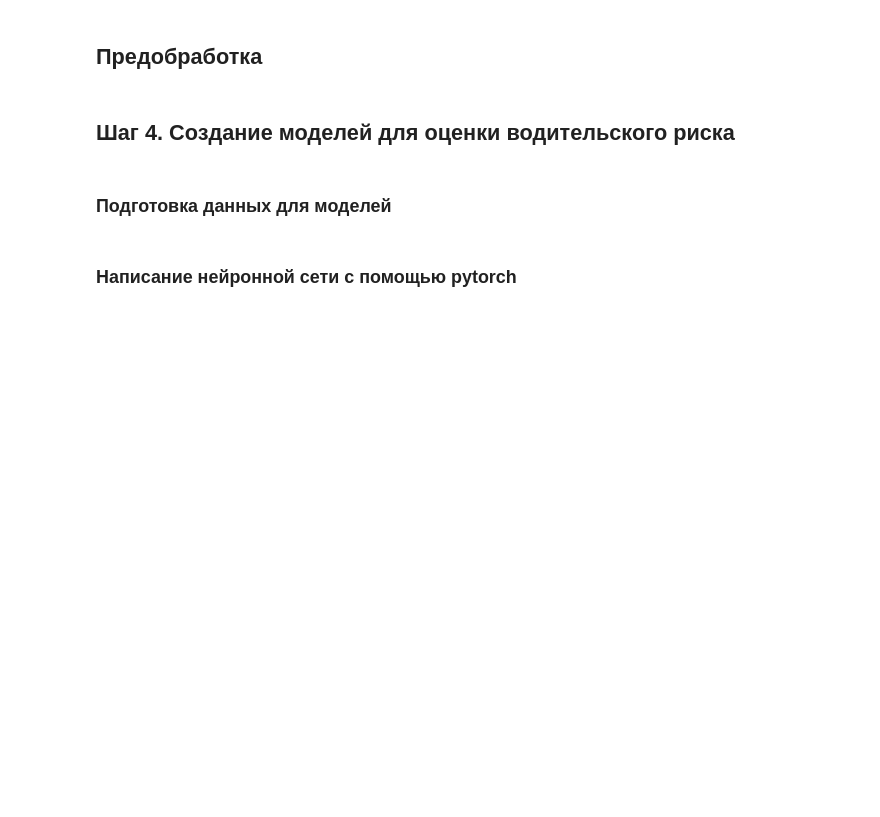
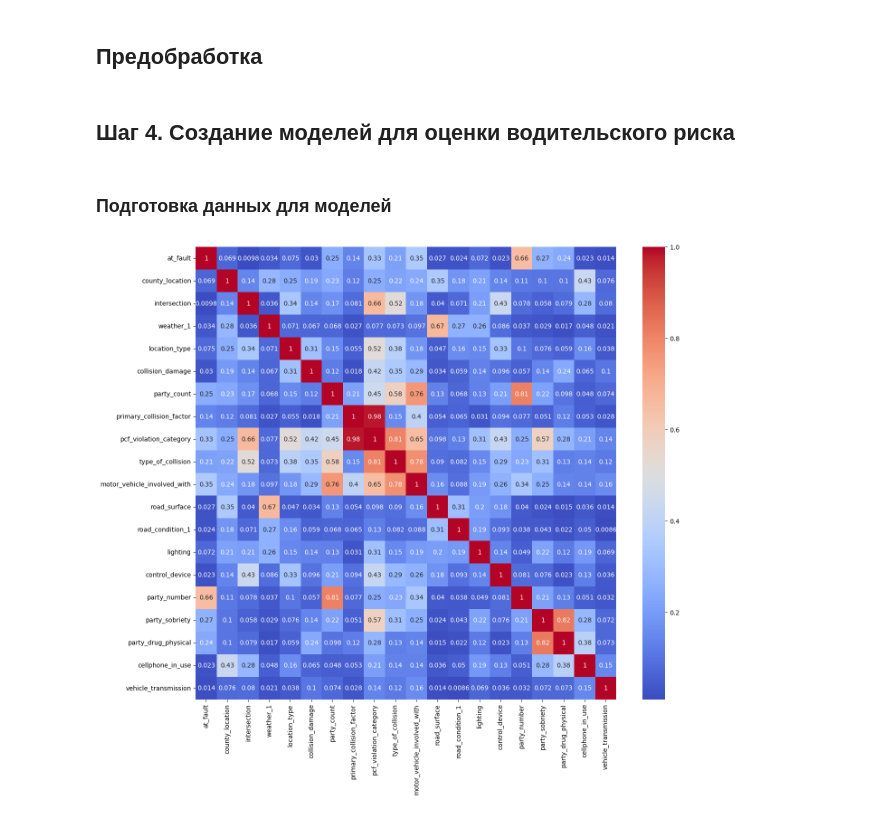
Before and after one commit to wheheheheh/carsharing-project, a Jupyter notebook: main.ipynb, the cells around one changed output. Cells and saved outputs as stored; diff of their text form; code cells hidden in the pictures; blank space fills up the shorter version.

```diff
--- a/main.ipynb
+++ b/main.ipynb
@@ -177,0 +130,20 @@ analyze_data = get_data()
+# %%
+data = get_any_data(query =
+    '''
+        SELECT
+            c.*,
+            p.party_number, p.at_fault, p.insurance_premium, p.party_sobriety, p.party_drug_physical, p.cellphone_in_use,
+            v.vehicle_type, v.vehicle_transmission, v.vehicle_age
+        FROM
+            collisions c
+        INNER JOIN
+            parties p ON c.case_id = p.case_id
+        INNER JOIN
+            vehicles v ON c.case_id = v.case_id
+        WHERE
+            c.collision_date BETWEEN '2012-01-01' AND '2012-12-31'
+            AND c.collision_damage != 'scratch'
+            AND p.party_type = 'car';
+    '''
+                    )
+analyze_data = get_data()
@@ -307,30 +296,32 @@ data.at_fault = data.at_fault.astype('int')
 # %% [markdown]
 ### Подготовка данных для моделей
 # %%
-# plt.figure(figsize=(15, 13))
-# sns.heatmap(phik_matrix(data[[
-#     'county_location',
-#     'intersection',
-#     'weather_1',
-#     'location_type',
-#     'collision_damage',
-#     'party_count',
-#     'primary_collision_factor',
-#     'pcf_violation_category',
-#     'type_of_collision',
-#     'motor_vehicle_involved_with',
-#     'road_surface',
-#     'road_condition_1',
-#     'lighting',
-#     'control_device',
-#     'party_number',
-#     'at_fault',
-#     'party_sobriety',
-#     'party_drug_physical',
-#     'cellphone_in_use',
-#     'vehicle_transmission',
-# ]], interval_cols=['distance', 'insurance_premium', 'vehicle_age', 'collision_month', 'collision_day', 'collision_hour']), annot=True, cmap='coolwarm')
-# plt.show()
+plt.figure(figsize=(15, 13))
+sns.heatmap(phik_matrix(data[[
+    'at_fault',
+    'county_location',
+    'intersection',
+    'weather_1',
+    'location_type',
+    'collision_damage',
+    'party_count',
+    'primary_collision_factor',
+    'pcf_violation_category',
+    'type_of_collision',
+    'motor_vehicle_involved_with',
+    'road_surface',
+    'road_condition_1',
+    'lighting',
+    'control_device',
+    'party_number',
+    'party_sobriety',
+    'party_drug_physical',
+    'cellphone_in_use',
+    'vehicle_transmission',
+]], interval_cols=['distance', 'insurance_premium', 'vehicle_age', 'collision_month', 'collision_day', 'collision_hour']), annot=True, cmap='coolwarm')
+plt.show()
+# %% [output]
+[figure, added]
 # %%
 num_cols = [
     'distance',
@@ -410,2 +366,0 @@ test_dataset_torch = TensorDataset(X_test_torch, y_test_torch)
-# %% [markdown]
-### Написание нейронной сети с помощью pytorch
```
Also changed, not shown: parts of 57 cells of this notebook, 1 other file.
